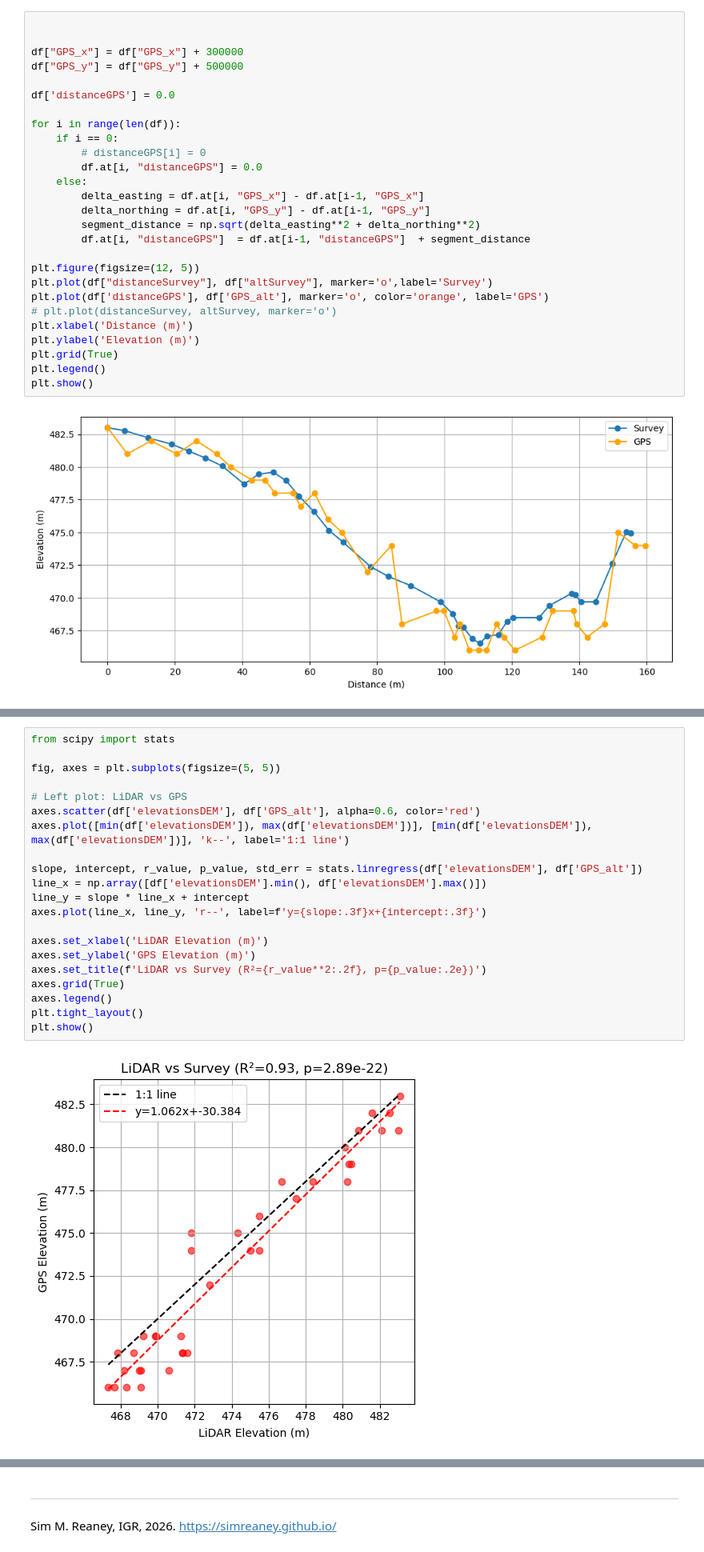
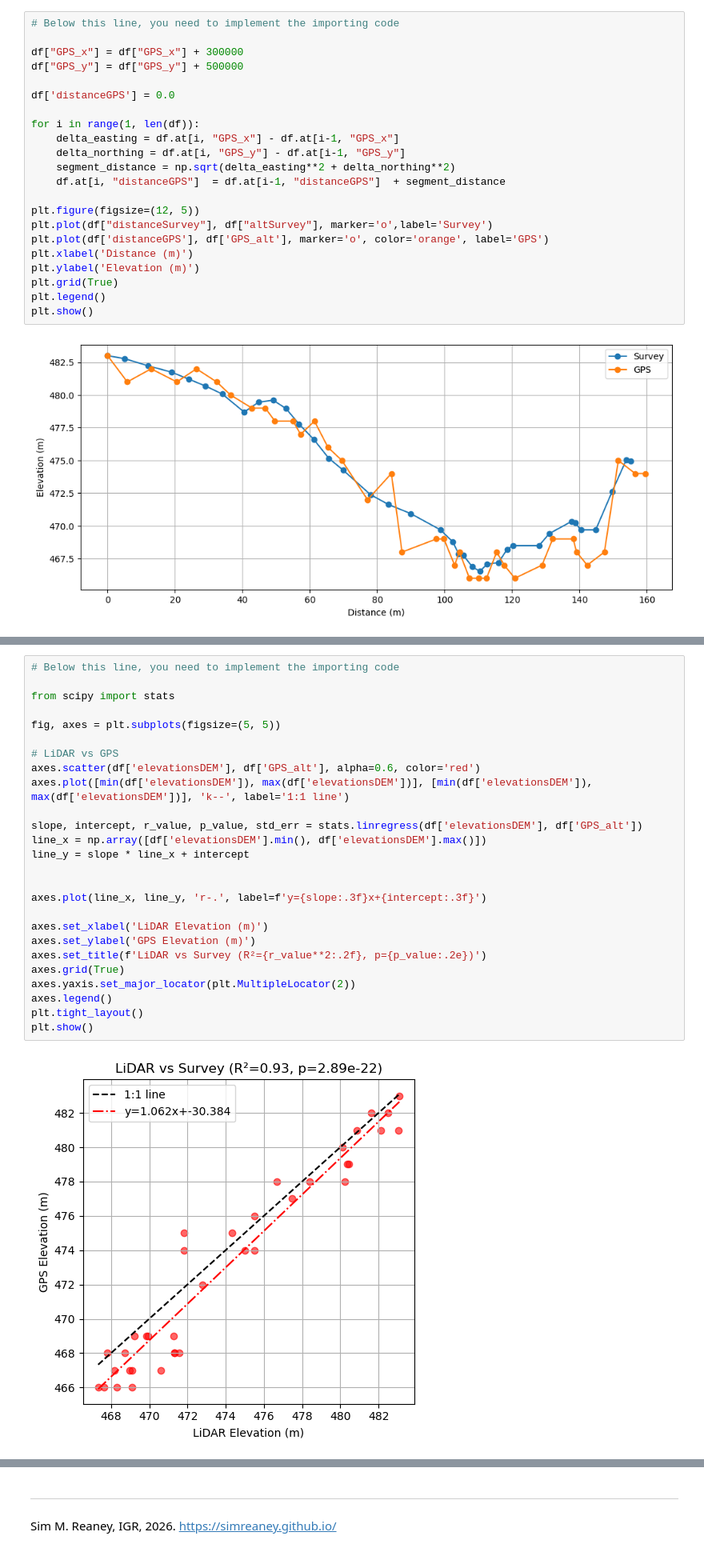
Before and after one commit to simreaney/IGR, a Jupyter notebook: WS02/IGR WS02 Profiles and DEM Dev.ipynb, the cells around one changed output, grey strips where cells are left out. Shown at 80% size. Saved outputs shown, nothing was run; the diff lists cells and outputs as text.

```diff
--- a/WS02/IGR WS02 Profiles and DEM.ipynb
+++ b/WS02/IGR WS02 Profiles and DEM Dev.ipynb
@@ -206,25 +182,20 @@ plt.plot(df['distanceGPS'], df['GPS_alt'], marker='o', color='orange', label='GP
 # %%
-
+# Below this line, you need to implement the importing code
 
 df["GPS_x"] = df["GPS_x"] + 300000
 df["GPS_y"] = df["GPS_y"] + 500000
 
 df['distanceGPS'] = 0.0
 
-for i in range(len(df)):
-    if i == 0:
-        # distanceGPS[i] = 0
-        df.at[i, "distanceGPS"] = 0.0
-    else:
-        delta_easting = df.at[i, "GPS_x"] - df.at[i-1, "GPS_x"]
-        delta_northing = df.at[i, "GPS_y"] - df.at[i-1, "GPS_y"]
-        segment_distance = np.sqrt(delta_easting**2 + delta_northing**2)
-        df.at[i, "distanceGPS"]  = df.at[i-1, "distanceGPS"]  + segment_distance
+for i in range(1, len(df)):
+    delta_easting = df.at[i, "GPS_x"] - df.at[i-1, "GPS_x"]
+    delta_northing = df.at[i, "GPS_y"] - df.at[i-1, "GPS_y"]
+    segment_distance = np.sqrt(delta_easting**2 + delta_northing**2)
+    df.at[i, "distanceGPS"]  = df.at[i-1, "distanceGPS"]  + segment_distance
 
 plt.figure(figsize=(12, 5))
 plt.plot(df["distanceSurvey"], df["altSurvey"], marker='o',label='Survey')
 plt.plot(df['distanceGPS'], df['GPS_alt'], marker='o', color='orange', label='GPS')
-# plt.plot(distanceSurvey, altSurvey, marker='o')
 plt.xlabel('Distance (m)')
 plt.ylabel('Elevation (m)')
 plt.grid(True)
@@ -352,25 +327,30 @@ The R-squared value indicates the strength of the relationship between the two p
 # %%
+# Below this line, you need to implement the importing code
+
 from scipy import stats
 
 fig, axes = plt.subplots(figsize=(5, 5))
 
-# Left plot: LiDAR vs GPS
+# LiDAR vs GPS
 axes.scatter(df['elevationsDEM'], df['GPS_alt'], alpha=0.6, color='red')
 axes.plot([min(df['elevationsDEM']), max(df['elevationsDEM'])], [min(df['elevationsDEM']), max(df['elevationsDEM'])], 'k--', label='1:1 line')
 
 slope, intercept, r_value, p_value, std_err = stats.linregress(df['elevationsDEM'], df['GPS_alt'])
 line_x = np.array([df['elevationsDEM'].min(), df['elevationsDEM'].max()])
 line_y = slope * line_x + intercept
-axes.plot(line_x, line_y, 'r--', label=f'y={slope:.3f}x+{intercept:.3f}')
+
+
+axes.plot(line_x, line_y, 'r-.', label=f'y={slope:.3f}x+{intercept:.3f}')
 
 axes.set_xlabel('LiDAR Elevation (m)')
 axes.set_ylabel('GPS Elevation (m)')
 axes.set_title(f'LiDAR vs Survey (R²={r_value**2:.2f}, p={p_value:.2e})')
 axes.grid(True)
+axes.yaxis.set_major_locator(plt.MultipleLocator(2))
 axes.legend()
 plt.tight_layout()
 plt.show()
 # %% [output]
-[figure, old version]
+[figure, new version]
 # %% [markdown]
 ## Cleaning and importing your own data
```
Also changed, not shown: parts of 16 cells of this notebook, 11 other files.
